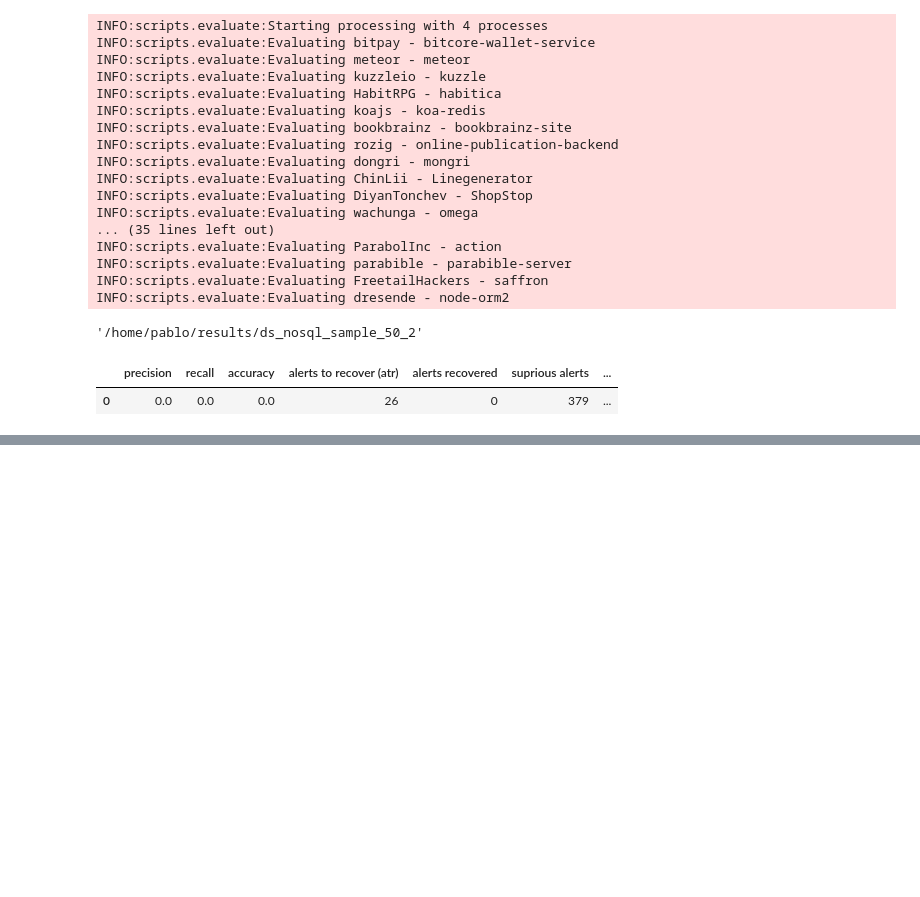
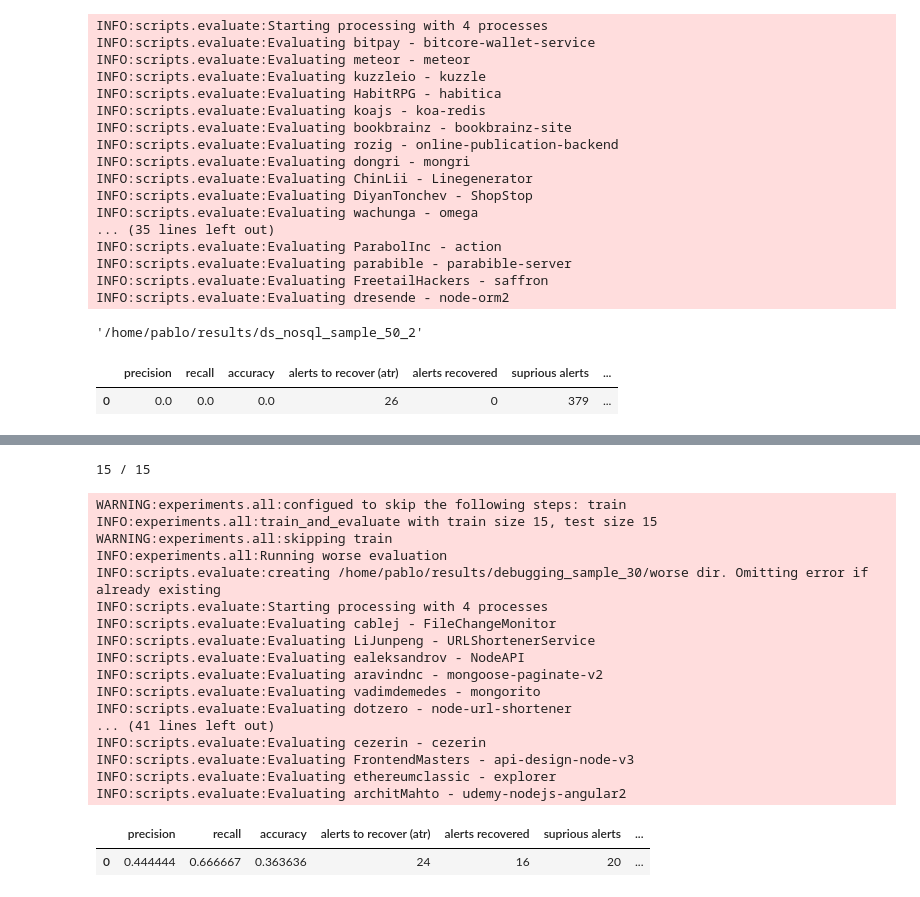
Before and after one commit to thepalbi/tsm-pipeline, a Jupyter notebook: code/notebooks/datasets_nosql_1.ipynb, the cells around one changed output, grey strips where cells are left out. Saved outputs shown, nothing was run; the diff lists cells and outputs as text; code cells hidden in the pictures; blank space fills up the shorter version.

```diff
--- a/code/notebooks/datasets_nosql_1.ipynb
+++ b/code/notebooks/datasets_nosql_1.ipynb
@@ -761,0 +819,40 @@ calculate_scores_df(
+# %%
+sample_30 = sample(nosql_dbs, 30)
+# %%
+train, test = train_test_split(sample_30, train_size=.5, shuffle=True, random_state=rand)
+print("%d / %d" % (len(train), len(test)))
+# %% [output]
+15 / 15
+# %%
+from experiments import train_and_evaluate
+
+res_dir = "/home/pablo/results/debugging_sample_30"
+
+train_and_evaluate(
+    results_dir=res_dir,
+    query_type="nosql",
+    train=train,
+    test=test,
+    docker_client=docker_client,
+    skip=["train"],
+)
+# %% [output]
+WARNING:experiments.all:configued to skip the following steps: train
+INFO:experiments.all:train_and_evaluate with train size 15, test size 15
+WARNING:experiments.all:skipping train
+INFO:experiments.all:Running worse evaluation
+INFO:scripts.evaluate:creating /home/pablo/results/debugging_sample_30/worse dir. Omitting error if already existing
+INFO:scripts.evaluate:Starting processing with 4 processes
+INFO:scripts.evaluate:Evaluating cablej - FileChangeMonitor
+INFO:scripts.evaluate:Evaluating LiJunpeng - URLShortenerService
+INFO:scripts.evaluate:Evaluating ealeksandrov - NodeAPI
+INFO:scripts.evaluate:Evaluating aravindnc - mongoose-paginate-v2
+INFO:scripts.evaluate:Evaluating vadimdemedes - mongorito
+INFO:scripts.evaluate:Evaluating dotzero - node-url-shortener
+... (41 lines left out)
+INFO:scripts.evaluate:Evaluating cezerin - cezerin
+INFO:scripts.evaluate:Evaluating FrontendMasters - api-design-node-v3
+INFO:scripts.evaluate:Evaluating ethereumclassic - explorer
+INFO:scripts.evaluate:Evaluating architMahto - udemy-nodejs-angular2
+|  | precision | recall | accuracy | alerts to recover (atr) | alerts recovered | suprious alerts | ... |
+| 0 | 0.444444 | 0.666667 | 0.363636 | 24 | 16 | 20 | ... |
```
Also changed, not shown: parts of 5 cells of this notebook, 5 other files.
